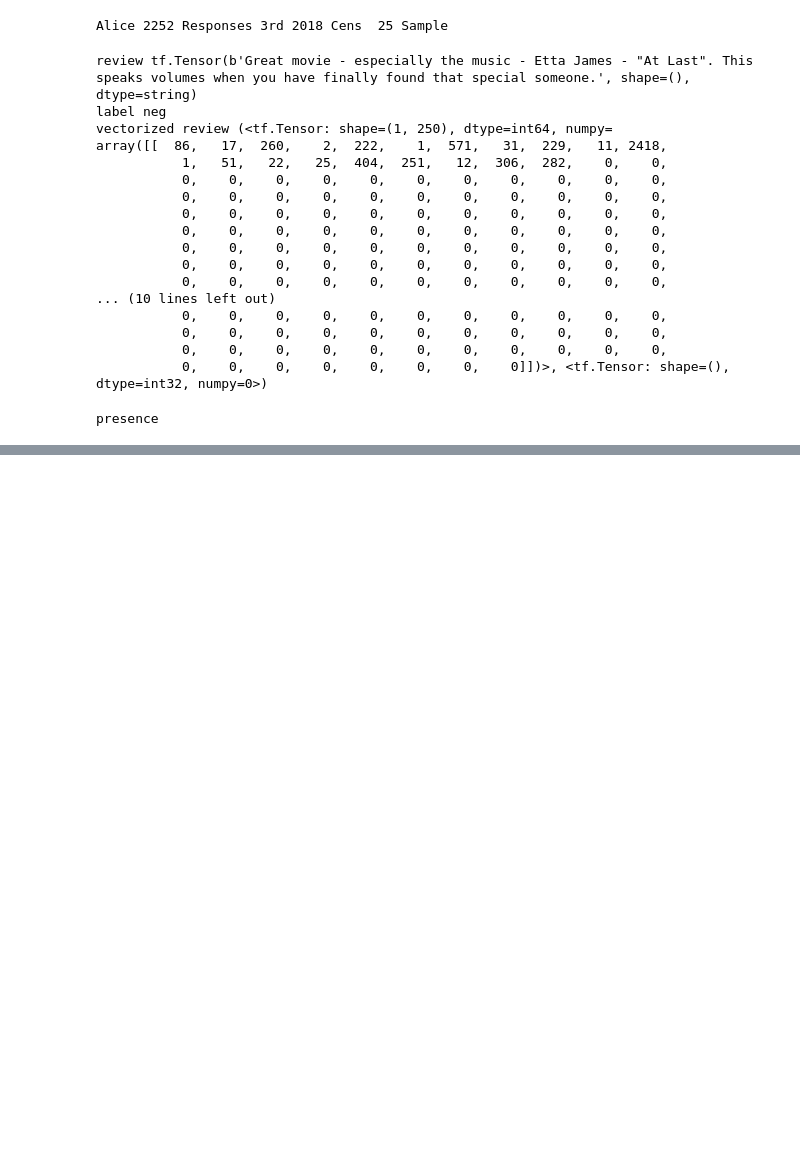
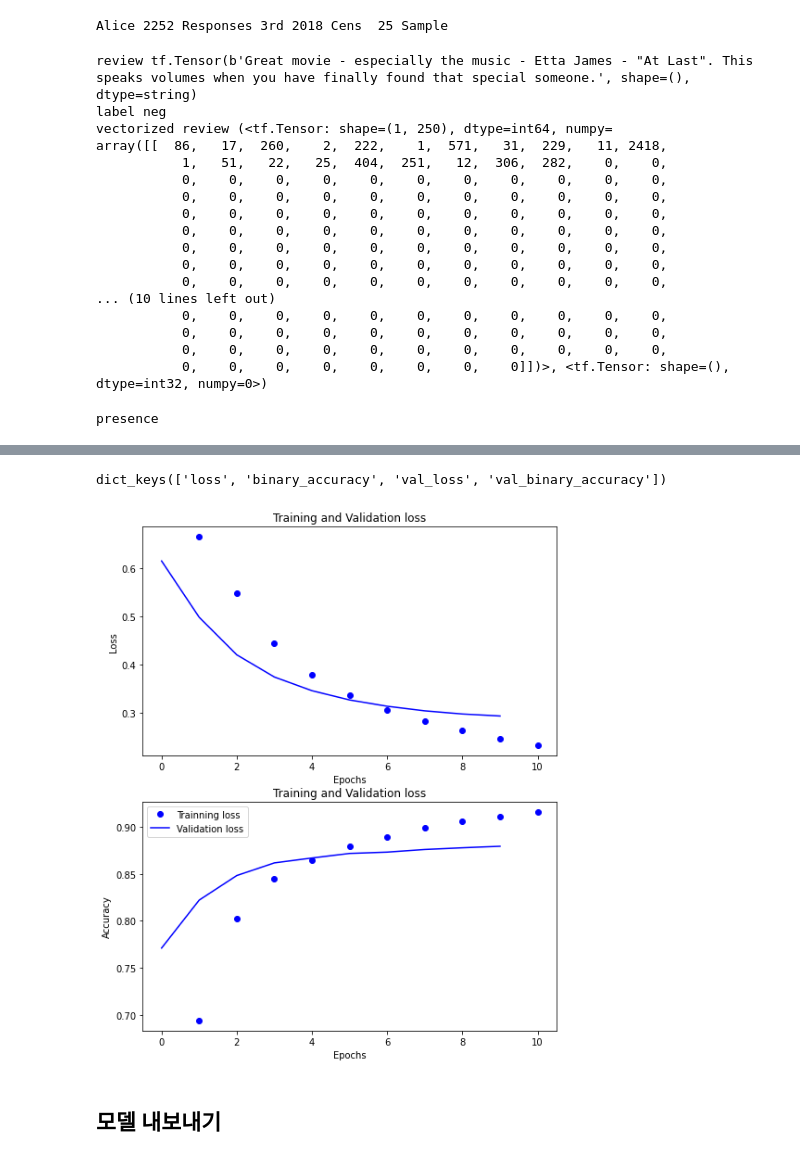
Before and after one commit to jeongdonguk/Tutorial-2.ML-basic-with-Keras-for-Beginner, a Jupyter notebook: Basic_text_classification/Basic_text_classification.ipynb, the cells around one changed output, grey strips where cells are left out. Saved outputs shown, nothing was run; the diff lists cells and outputs as text; code cells hidden in the pictures; blank space fills up the shorter version.

```diff
--- a/Basic_text_classification/Basic_text_classification.ipynb
+++ b/Basic_text_classification/Basic_text_classification.ipynb
@@ -236,0 +257,33 @@ Epoch 10/10
+# %%
+# 학습과정에 대한 데이터를 가져오고 아래에서 그래프를 그려보겠다.
+history_dict = history.history
+history_dict.keys()
+# %% [output]
+dict_keys(['loss', 'binary_accuracy', 'val_loss', 'val_binary_accuracy'])
+# %%
+acc = history_dict['binary_accuracy']
+val_acc = history_dict['val_binary_accuracy']
+loss = history_dict['loss']
+val_loss = history_dict['val_loss']
+
+plt.figure(figsize=(8,10))
+plt.subplot(2,1,1)
+plt.plot(range(1,len(acc)+1),loss,'bo',label='Trainning loss')
+plt.plot(range(0,len(acc)), val_loss,'b',label='Validation loss')
+plt.title('Training and Validation loss')
+plt.xlabel('Epochs')
+plt.ylabel('Loss')
+plt.subplot(2,1,2)
+
+plt.title('Training and Validation loss')
+plt.plot(range(1,len(acc)+1),acc,'bo',label='Trainning loss')
+plt.plot(range(0,len(acc)), val_acc,'b',label='Validation loss')
+
+plt.xlabel('Epochs')
+plt.ylabel('Accuracy')
+plt.legend()
+plt.show()
+# %% [output]
+[figure, added]
+# %% [markdown]
+## 모델 내보내기
```
Also changed, not shown: parts of 25 cells of this notebook.
